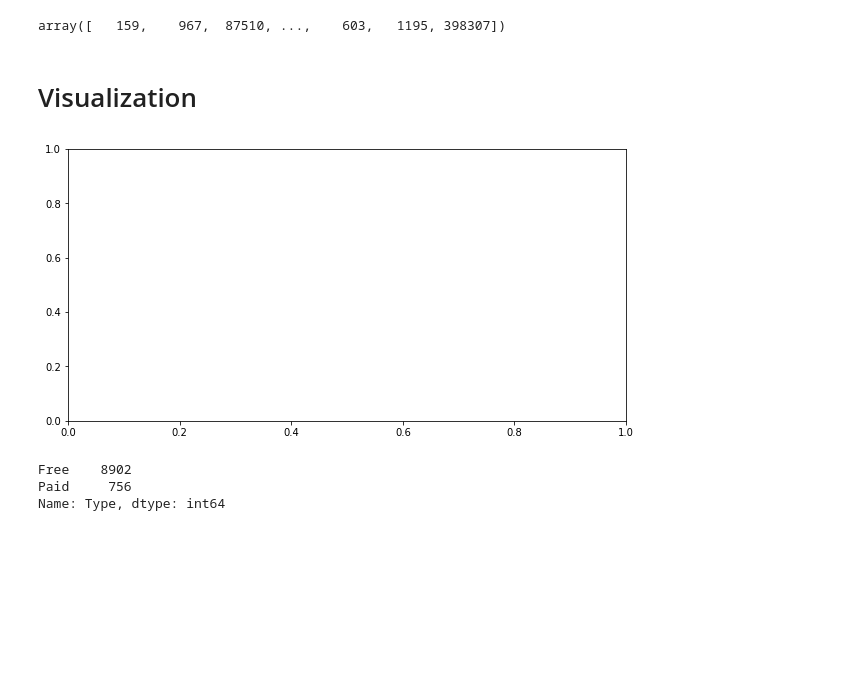
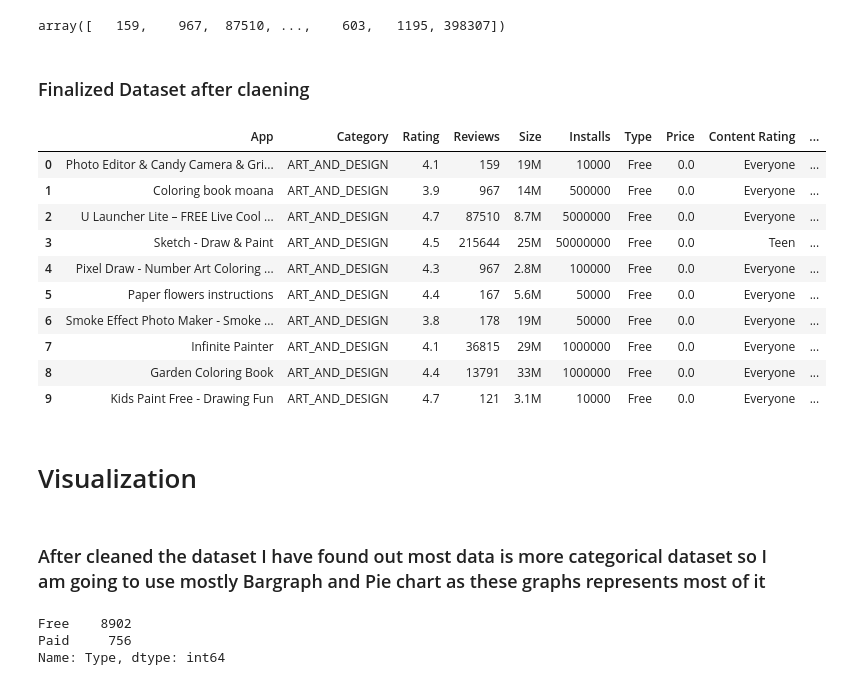
Before and after one commit to Sukhrobjon/DS-1.1, a Jupyter notebook: final_project/google_playstore_visiualization.ipynb, the cells around one changed output. Drawn from its saved outputs; the diff is of its cells as text; code cells hidden in the pictures; blank space fills up the shorter version.

```diff
--- a/final_project/google_playstore_visiualization.ipynb
+++ b/final_project/google_playstore_visiualization.ipynb
@@ -279,13 +262,26 @@ array([   159,    967,  87510, ...,    603,   1195, 398307])
 # %%
 # resetting indecies after cleaning
 df.reset_index(drop=True, inplace=True)
+# %% [markdown]
+### Finalized Dataset after claening
+# %%
+df.head(10)
+# %% [output]
+|  | App | Category | Rating | Reviews | Size | Installs | Type | Price | Content Rating | ... |
+| 0 | Photo Editor & Candy Camera & Gri... | ART_AND_DESIGN | 4.1 | 159 | 19M | 10000 | Free | 0.0 | Everyone | ... |
+| 1 | Coloring book moana | ART_AND_DESIGN | 3.9 | 967 | 14M | 500000 | Free | 0.0 | Everyone | ... |
+| 2 | U Launcher Lite – FREE Live Cool ... | ART_AND_DESIGN | 4.7 | 87510 | 8.7M | 5000000 | Free | 0.0 | Everyone | ... |
+| 3 | Sketch - Draw & Paint | ART_AND_DESIGN | 4.5 | 215644 | 25M | 50000000 | Free | 0.0 | Teen | ... |
+| 4 | Pixel Draw - Number Art Coloring ... | ART_AND_DESIGN | 4.3 | 967 | 2.8M | 100000 | Free | 0.0 | Everyone | ... |
+| 5 | Paper flowers instructions | ART_AND_DESIGN | 4.4 | 167 | 5.6M | 50000 | Free | 0.0 | Everyone | ... |
+| 6 | Smoke Effect Photo Maker - Smoke ... | ART_AND_DESIGN | 3.8 | 178 | 19M | 50000 | Free | 0.0 | Everyone | ... |
+| 7 | Infinite Painter | ART_AND_DESIGN | 4.1 | 36815 | 29M | 1000000 | Free | 0.0 | Everyone | ... |
+| 8 | Garden Coloring Book | ART_AND_DESIGN | 4.4 | 13791 | 33M | 1000000 | Free | 0.0 | Everyone | ... |
+| 9 | Kids Paint Free - Drawing Fun | ART_AND_DESIGN | 4.7 | 121 | 3.1M | 10000 | Free | 0.0 | Everyone | ... |
 # %% [markdown]
 # Visualization
-# %%
-## initialize the plotting space in MatPlotLib.
-fig, axs = plt.subplots(figsize=(10, 5))
-# %% [output]
-[figure, removed]
+# %% [markdown]
+### After cleaned the dataset I have found out most data is more categorical dataset so I am going to use mostly Bargraph and Pie chart as these graphs represents most of it
 # %%
 # Lets see the difference between paid and free apps
 # %%
```
Also changed, not shown: parts of 19 cells of this notebook.
